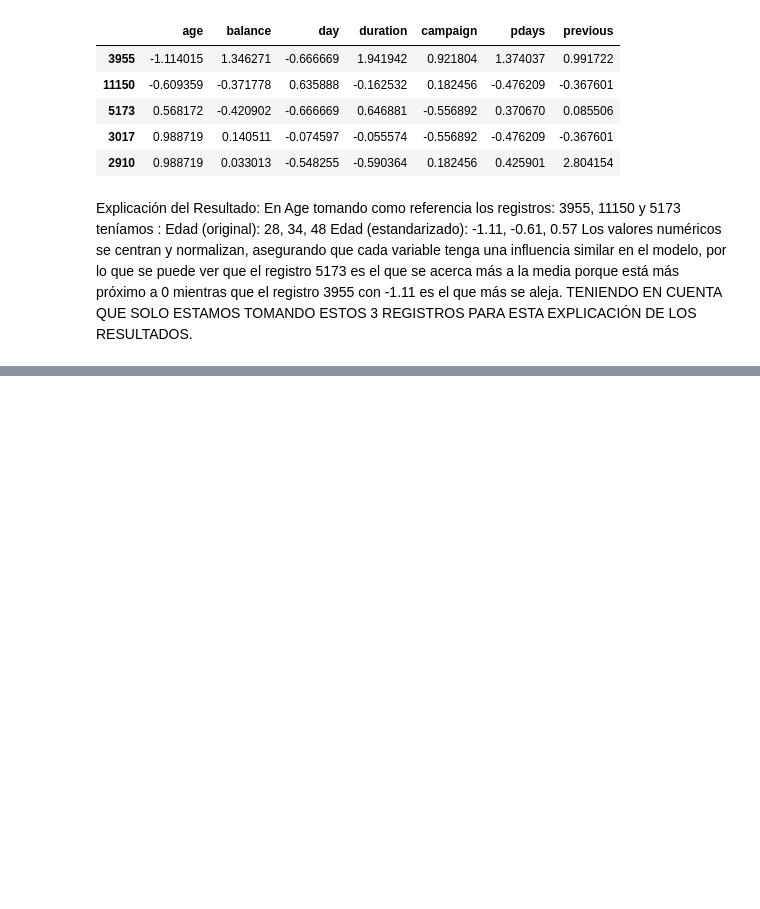
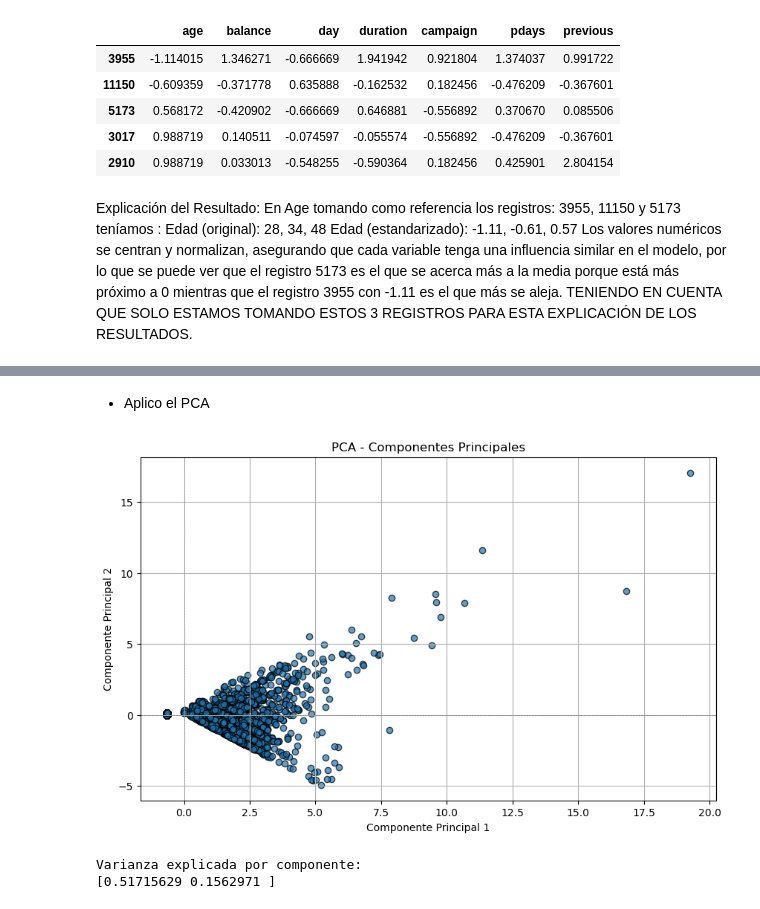
Before and after one commit to JaviDoria/Upskilling-Machine-Learning, a Jupyter notebook: Sprint 6.ipynb, the cells around one changed output, grey strips where cells are left out. Saved outputs shown, nothing was run; the diff lists cells and outputs as text; code cells hidden in the pictures; blank space fills up the shorter version.

```diff
--- a/Sprint 6.ipynb
+++ b/Sprint 6.ipynb
@@ -103,0 +144,39 @@ TENIENDO EN CUENTA QUE SOLO ESTAMOS TOMANDO ESTOS 3 REGISTROS PARA ESTA EXPLICAC
+# %% [markdown]
+* Aplico el PCA
+# %%
+import pandas as pd
+import matplotlib.pyplot as plt
+from sklearn.decomposition import PCA
+
+columns_corr = ["pdays", "previous", "marital_married", "marital_single",
+                 "education_secondary", "education_tertiary",
+                 "poutcome_success", "poutcome_unknown"]
+
+# Imprimir el DataFrame solo con las columnas de columns_corr
+df_selected = df[columns_corr]
+
+# Aplicar PCA
+pca = PCA(n_components=2)
+X_pca = pca.fit_transform(df_selected)
+
+# Convertir a DataFrame para facilidad de uso
+pca_df = pd.DataFrame(data=X_pca, columns=['PC1', 'PC2'])
+
+# Visualizar los resultados
+plt.figure(figsize=(10, 6))
+plt.scatter(pca_df['PC1'], pca_df['PC2'], alpha=0.7, edgecolor='k')
+plt.title('PCA - Componentes Principales')
+plt.xlabel('Componente Principal 1')
+plt.ylabel('Componente Principal 2')
+plt.grid()
+plt.axhline(0, color='gray', lw=0.5, ls='--')
+plt.axvline(0, color='gray', lw=0.5, ls='--')
+plt.show()
+
+# Imprimir la varianza explicada por cada componente
+print('Varianza explicada por componente:')
+print(pca.explained_variance_ratio_)
+# %% [output]
+[figure, added]
+Varianza explicada por componente:
+[0.51715629 0.1562971 ]
```
Also changed, not shown: parts of 8 cells of this notebook.
